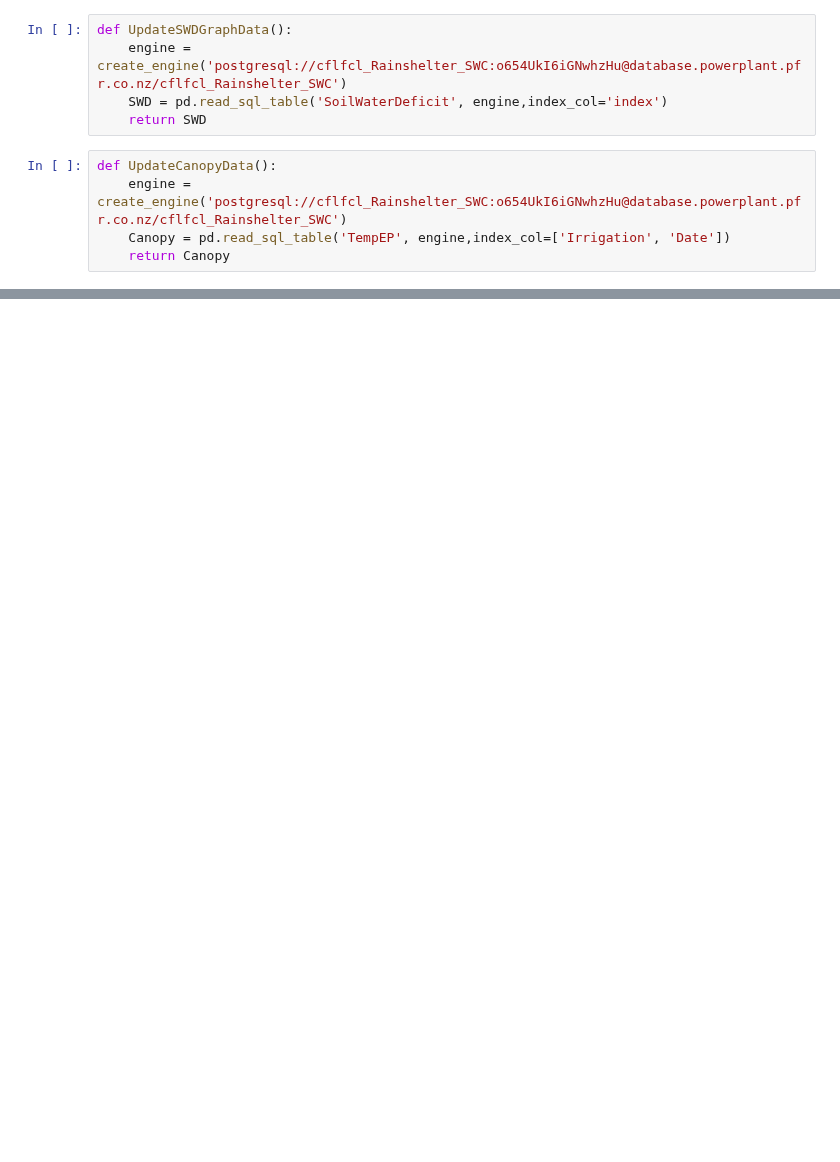
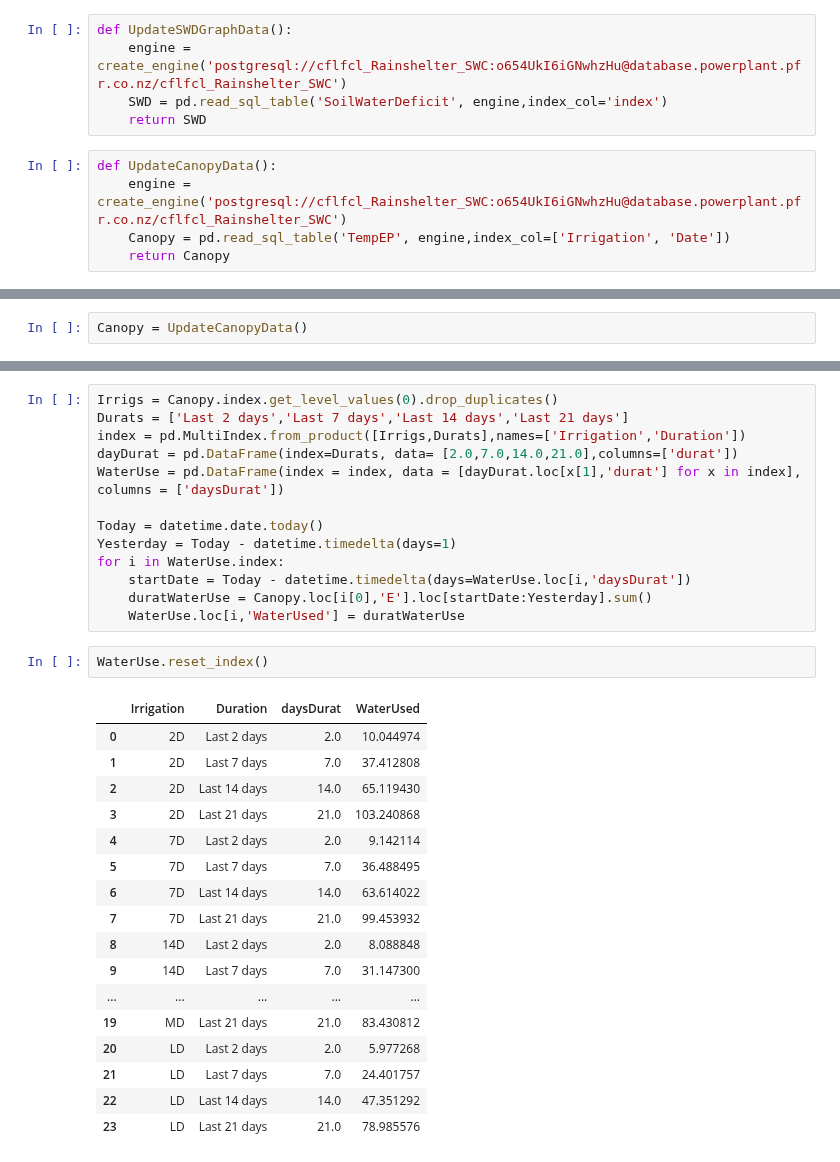
Before and after one commit to HamishBrownPFR/CropWaterAnalysis, a Jupyter notebook: Peas/SoilWaterDeficit.ipynb, the cells around one changed output, grey strips where cells are left out. Cells and saved outputs as stored; diff of their text form; blank space fills up the shorter version.

```diff
--- a/Peas/SoilWaterDeficit.ipynb
+++ b/Peas/SoilWaterDeficit.ipynb
@@ -109,3 +111,5 @@ UpdateCanopyData().loc['14D',]
+# %%
+Canopy = UpdateCanopyData()
 # %%
 if __name__ == '__main__':
     app.run_server()
@@ -136,0 +159,33 @@ Dash is running on http://127.0.0.1:8050/
+# %%
+Irrigs = Canopy.index.get_level_values(0).drop_duplicates()
+Durats = ['Last 2 days','Last 7 days','Last 14 days','Last 21 days']
+index = pd.MultiIndex.from_product([Irrigs,Durats],names=['Irrigation','Duration'])
+dayDurat = pd.DataFrame(index=Durats, data= [2.0,7.0,14.0,21.0],columns=['durat'])
+WaterUse = pd.DataFrame(index = index, data = [dayDurat.loc[x[1],'durat'] for x in index], columns = ['daysDurat'])
+
+Today = datetime.date.today()
+Yesterday = Today - datetime.timedelta(days=1)
+for i in WaterUse.index:
+    startDate = Today - datetime.timedelta(days=WaterUse.loc[i,'daysDurat'])
+    duratWaterUse = Canopy.loc[i[0],'E'].loc[startDate:Yesterday].sum()
+    WaterUse.loc[i,'WaterUsed'] = duratWaterUse
+# %%
+WaterUse.reset_index()
+# %% [output]
+|  | Irrigation | Duration | daysDurat | WaterUsed |
+| 0 | 2D | Last 2 days | 2.0 | 10.044974 |
+| 1 | 2D | Last 7 days | 7.0 | 37.412808 |
+| 2 | 2D | Last 14 days | 14.0 | 65.119430 |
+| 3 | 2D | Last 21 days | 21.0 | 103.240868 |
+| 4 | 7D | Last 2 days | 2.0 | 9.142114 |
+| 5 | 7D | Last 7 days | 7.0 | 36.488495 |
+| 6 | 7D | Last 14 days | 14.0 | 63.614022 |
+| 7 | 7D | Last 21 days | 21.0 | 99.453932 |
+| 8 | 14D | Last 2 days | 2.0 | 8.088848 |
+| 9 | 14D | Last 7 days | 7.0 | 31.147300 |
+| ... | ... | ... | ... | ... |
+| 19 | MD | Last 21 days | 21.0 | 83.430812 |
+| 20 | LD | Last 2 days | 2.0 | 5.977268 |
+| 21 | LD | Last 7 days | 7.0 | 24.401757 |
+| 22 | LD | Last 14 days | 14.0 | 47.351292 |
+| 23 | LD | Last 21 days | 21.0 | 78.985576 |
```
Also changed, not shown: parts of 6 cells of this notebook, 3 other files.
